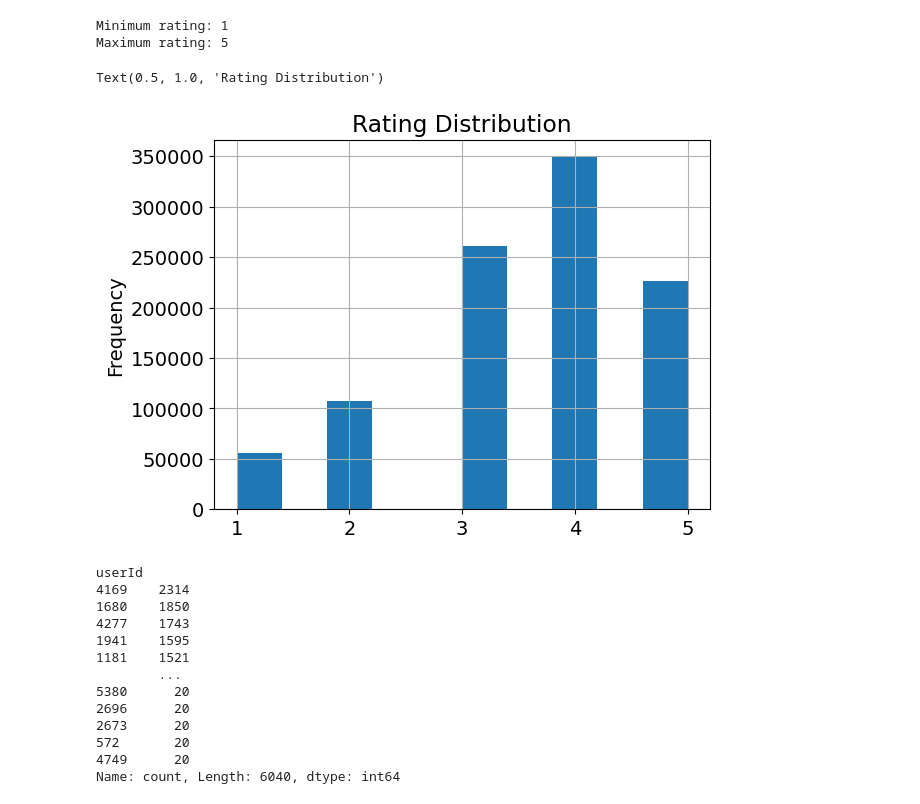
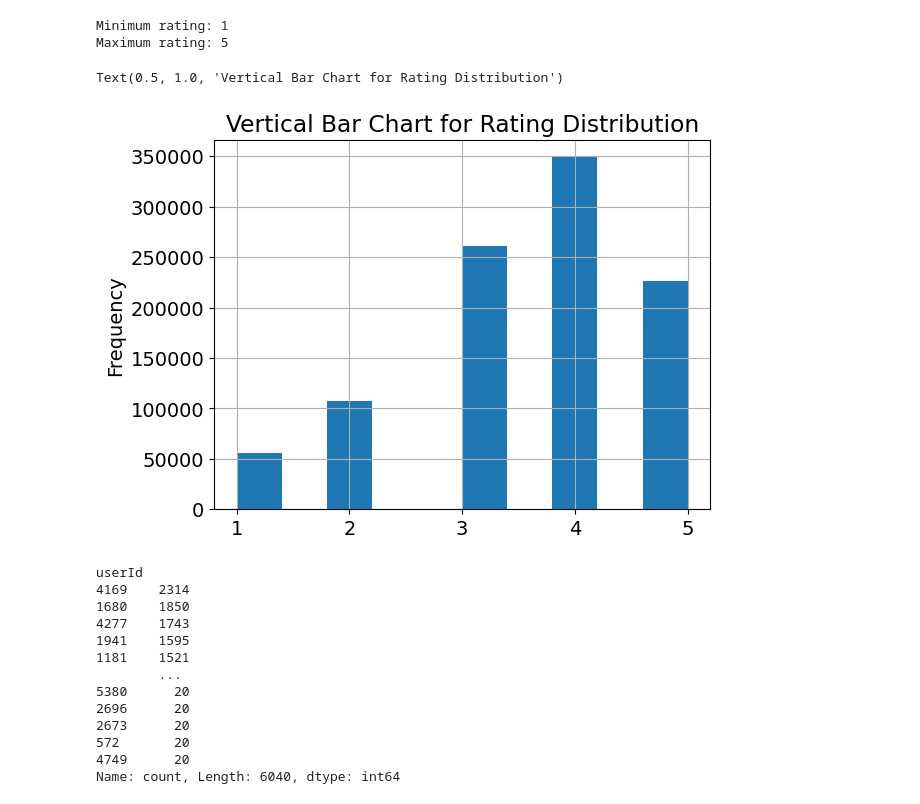
Before and after one commit to Hoang-Doan123/Movie-Recommendation-System-on-MovieLens, a Jupyter notebook: Data_Analyzing.ipynb, the cells around one changed output. Cells and saved outputs as stored; diff of their text form; code cells hidden in the pictures.

```diff
--- a/Data_Analyzing.ipynb
+++ b/Data_Analyzing.ipynb
@@ -314,10 +325,10 @@ Minimum rating: 1
 Maximum rating: 5
 # %%
 ratings['rating'].plot.hist().grid(True)
-plt.title("Rating Distribution")
+plt.title("Vertical Bar Chart for Rating Distribution")
 # %% [output]
-Text(0.5, 1.0, 'Rating Distribution')
+Text(0.5, 1.0, 'Vertical Bar Chart for Rating Distribution')
-[figure, old version]
+[figure, new version]
 # %%
 ratings['userId'].value_counts()
 # %% [output]
```
Also changed, not shown: parts of 7 cells of this notebook, 2 other files.
